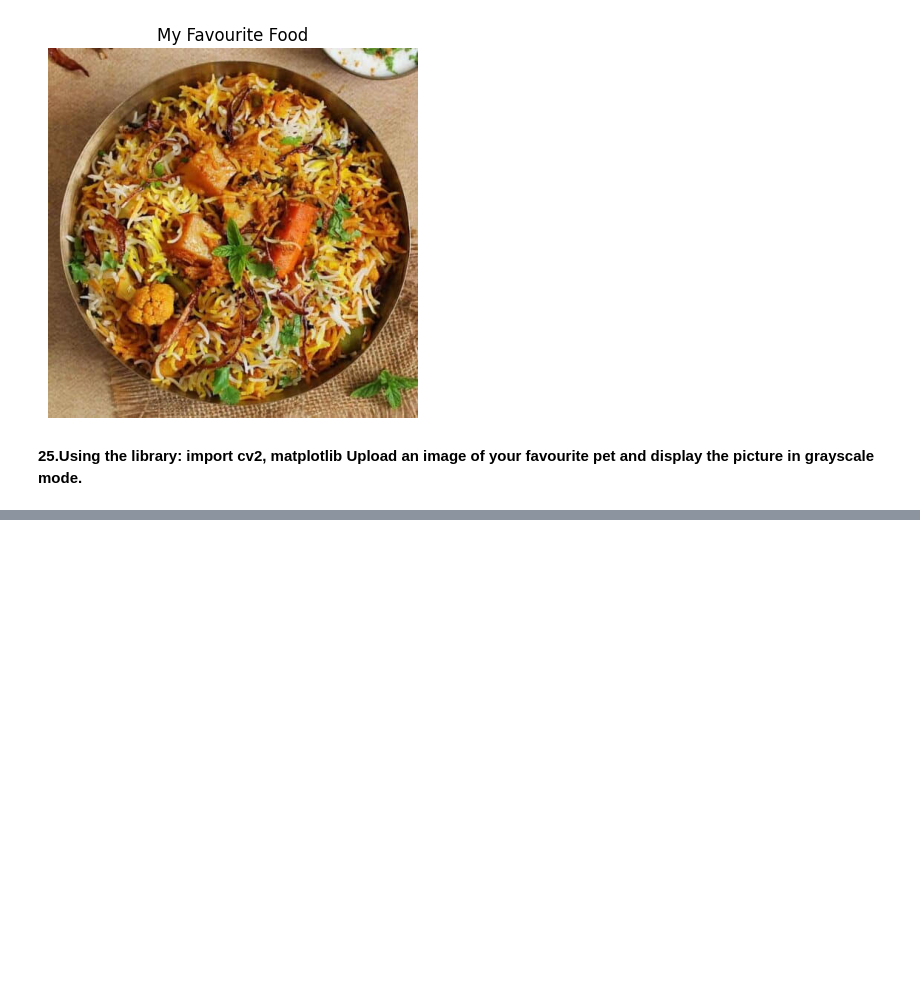
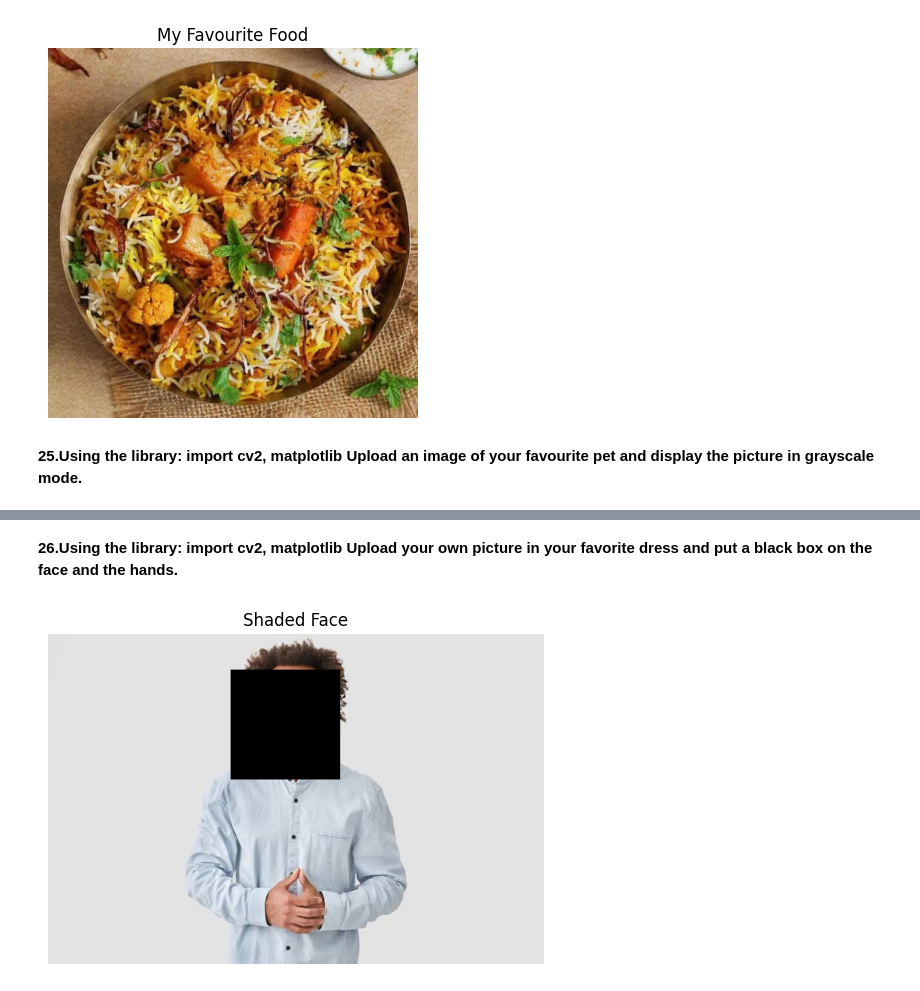
Before and after one commit to SettibathulaJyothi/Python-Basics, a Jupyter notebook: Python_Practical_Questions.ipynb, the cells around one changed output, grey strips where cells are left out. Saved outputs shown, nothing was run; the diff lists cells and outputs as text; code cells hidden in the pictures; blank space fills up the shorter version.

```diff
--- a/Python_Practical_Questions.ipynb
+++ b/Python_Practical_Questions.ipynb
@@ -467,0 +495,20 @@ plt.show()
+# %% [markdown]
+**26.Using the library: import cv2, matplotlib Upload your own picture in your favorite dress and put a black box on the face and the hands.**
+# %%
+import cv2
+from matplotlib import pyplot as plt
+import numpy as np
+# Load the image
+img = cv2.imread('mypic.jpeg')
+# Draw a black rectangle ONLY over the face area
+# Format: img[ymin:ymax, xmin:xmax]
+img[50:200, 250:400] = [0, 0, 0]   # Face area box
+# Convert BGR (OpenCV default) to RGB (Matplotlib default)
+img_rgb = cv2.cvtColor(img, cv2.COLOR_BGR2RGB)
+# Display the image
+plt.imshow(img_rgb)
+plt.title('Shaded Face')
+plt.axis('off')
+plt.show()
+# %% [output]
+[figure, added]
```
Also changed, not shown: parts of 2 cells of this notebook.
